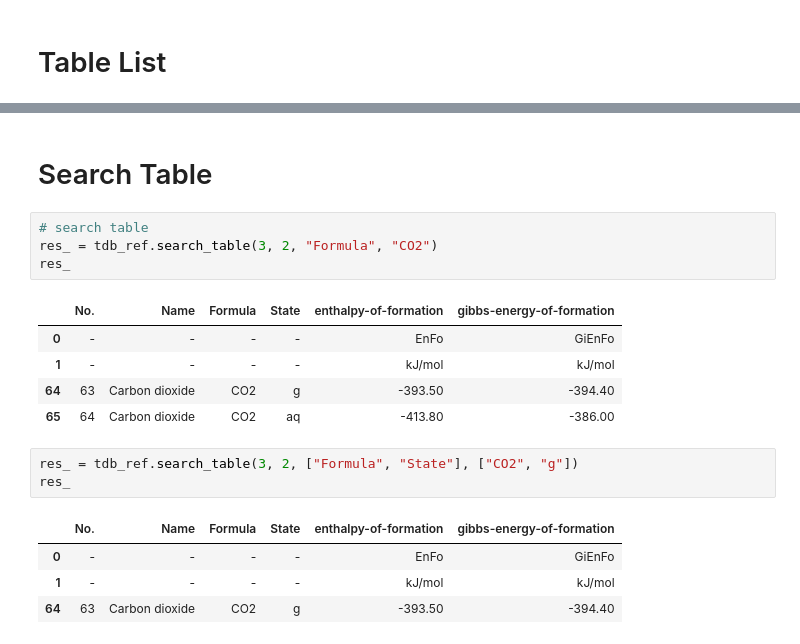
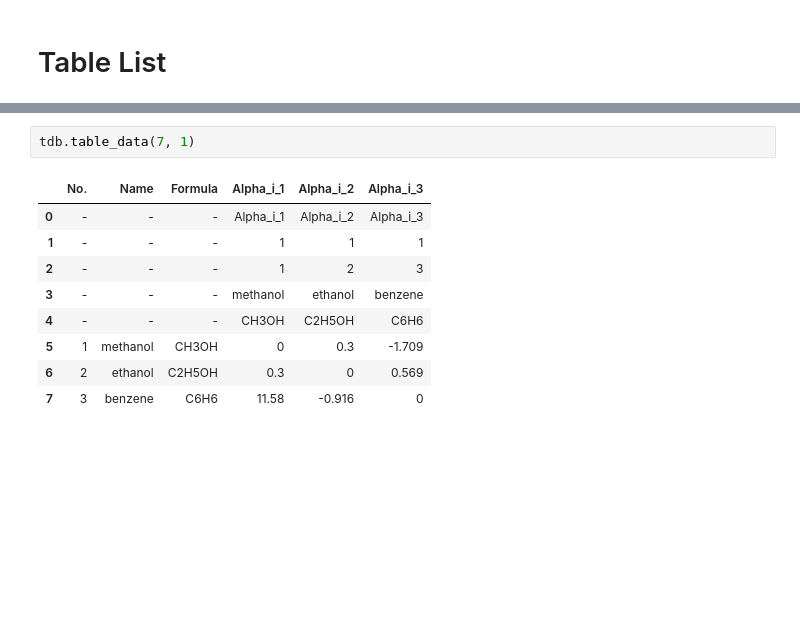
Before and after one commit to sinagilassi/PyThermoDB, a Jupyter notebook: notebooks/ref-1.ipynb, the cells around one changed output, grey strips where cells are left out. Drawn from its saved outputs; the diff is of its cells as text; blank space fills up the shorter version.

```diff
--- a/notebooks/ref-1.ipynb
+++ b/notebooks/ref-1.ipynb
@@ -87,20 +187,12 @@ res_
-# %% [markdown]
-# Search Table
-# %%
-# search table
-res_ = tdb_ref.search_table(3, 2, "Formula", "CO2")
-res_
-# %% [output]
-|  | No. | Name | Formula | State | enthalpy-of-formation | gibbs-energy-of-formation |
-| 0 | - | - | - | - | EnFo | GiEnFo |
-| 1 | - | - | - | - | kJ/mol | kJ/mol |
-| 64 | 63 | Carbon dioxide | CO2 | g | -393.50 | -394.40 |
-| 65 | 64 | Carbon dioxide | CO2 | aq | -413.80 | -386.00 |
-# %%
-res_ = tdb_ref.search_table(3, 2, ["Formula", "State"], ["CO2", "g"])
-res_
-# %% [output]
-|  | No. | Name | Formula | State | enthalpy-of-formation | gibbs-energy-of-formation |
-| 0 | - | - | - | - | EnFo | GiEnFo |
-| 1 | - | - | - | - | kJ/mol | kJ/mol |
-| 64 | 63 | Carbon dioxide | CO2 | g | -393.50 | -394.40 |
+# %%
+tdb.table_data(7, 1)
+# %% [output]
+|  | No. | Name | Formula | Alpha_i_1 | Alpha_i_2 | Alpha_i_3 |
+| 0 | - | - | - | Alpha_i_1 | Alpha_i_2 | Alpha_i_3 |
+| 1 | - | - | - | 1 | 1 | 1 |
+| 2 | - | - | - | 1 | 2 | 3 |
+| 3 | - | - | - | methanol | ethanol | benzene |
+| 4 | - | - | - | CH3OH | C2H5OH | C6H6 |
+| 5 | 1 | methanol | CH3OH | 0 | 0.3 | -1.709 |
+| 6 | 2 | ethanol | C2H5OH | 0.3 | 0 | 0.569 |
+| 7 | 3 | benzene | C6H6 | 11.58 | -0.916 | 0 |
```
Also changed, not shown: parts of 44 cells of this notebook, 5 other files.
